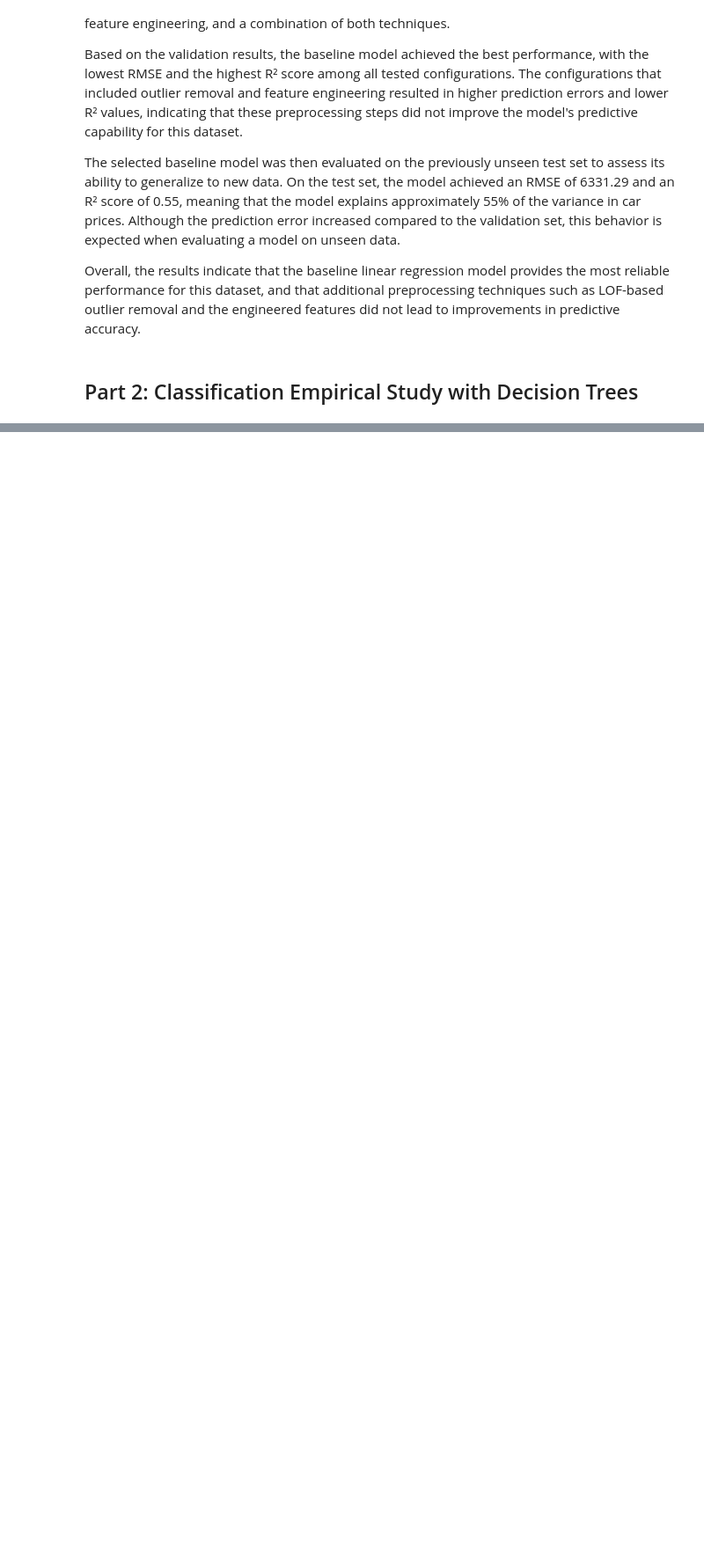
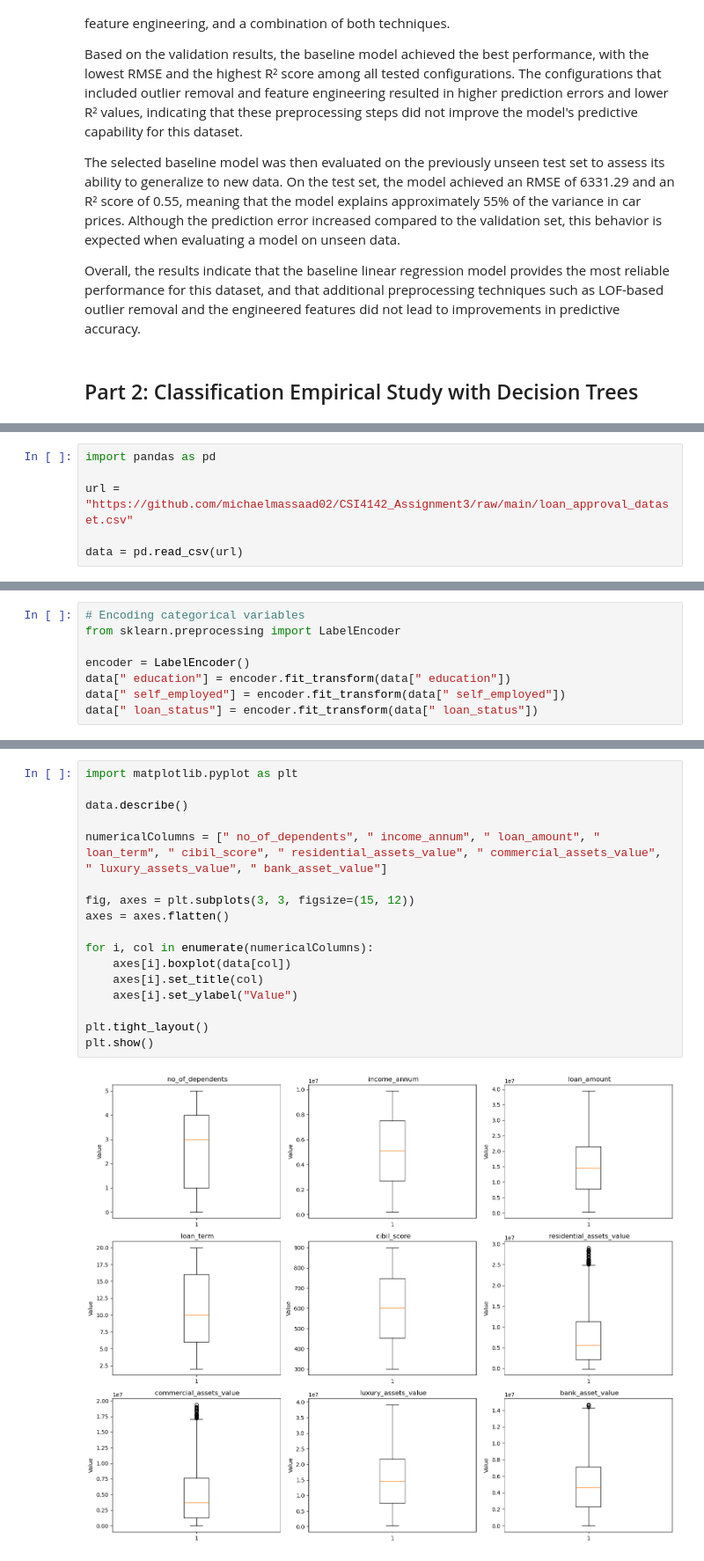
Before and after one commit to michaelmassaad02/CSI4142_Assignment3, a Jupyter notebook: CSI4142-Assignment3.ipynb, the cells around one changed output, grey strips where cells are left out. Shown at 88% size. Saved outputs shown, nothing was run; the diff lists cells and outputs as text; blank space fills up the shorter version.

```diff
--- a/CSI4142-Assignment3.ipynb
+++ b/CSI4142-Assignment3.ipynb
@@ -967,0 +970,6 @@ Features:
+# %%
+import pandas as pd
+
+url = "https://github.com/michaelmassaad02/CSI4142_Assignment3/raw/main/loan_approval_dataset.csv"
+
+data = pd.read_csv(url)
@@ -967,0 +1056,8 @@ Features:
+# %%
+# Encoding categorical variables
+from sklearn.preprocessing import LabelEncoder
+
+encoder = LabelEncoder()
+data[" education"] = encoder.fit_transform(data[" education"])
+data[" self_employed"] = encoder.fit_transform(data[" self_employed"])
+data[" loan_status"] = encoder.fit_transform(data[" loan_status"])
@@ -967,0 +1068,19 @@ Features:
+# %%
+import matplotlib.pyplot as plt
+
+data.describe()
+
+numericalColumns = [" no_of_dependents", " income_annum", " loan_amount", " loan_term", " cibil_score", " residential_assets_value", " commercial_assets_value", " luxury_assets_value", " bank_asset_value"]
+
+fig, axes = plt.subplots(3, 3, figsize=(15, 12))
+axes = axes.flatten()
+
+for i, col in enumerate(numericalColumns):
+    axes[i].boxplot(data[col])
+    axes[i].set_title(col)
+    axes[i].set_ylabel("Value")
+
+plt.tight_layout()
+plt.show()
+# %% [output]
+[figure, added]
```
Also changed, not shown: parts of 34 cells of this notebook.
